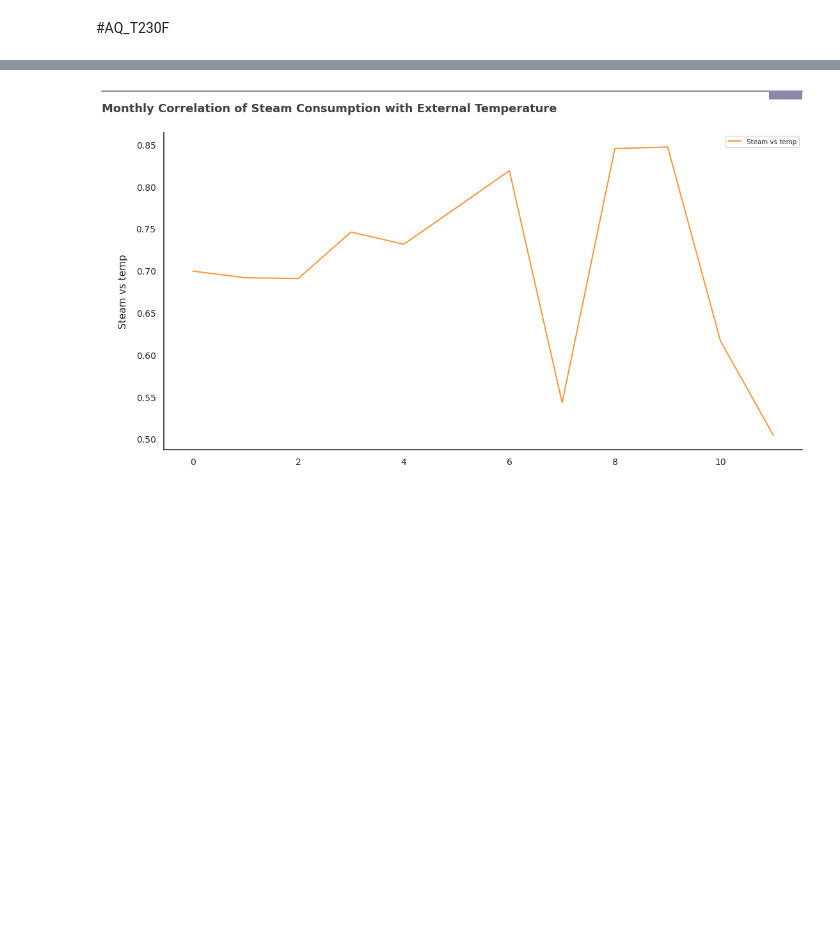
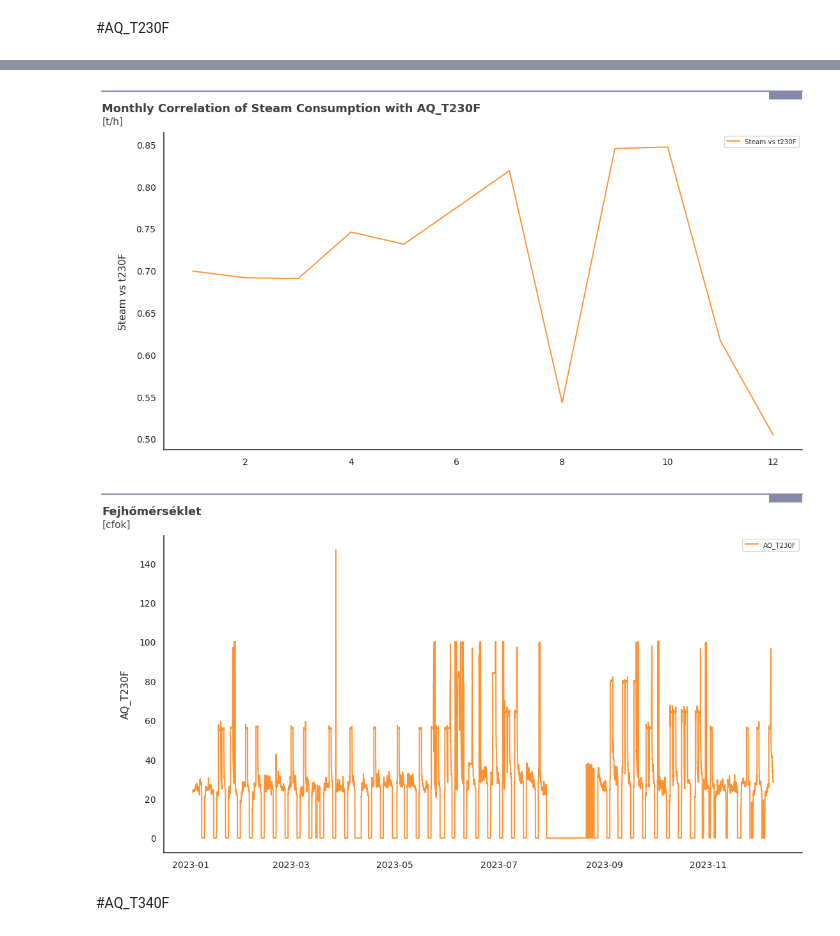
Before and after one commit to sipocz/I4_0, a Jupyter notebook: SolventRecovery_model.ipynb, the cells around one changed output, grey strips where cells are left out. Cells and saved outputs as stored; diff of their text form; code cells hidden in the pictures; blank space fills up the shorter version.

```diff
--- a/SolventRecovery_model.ipynb
+++ b/SolventRecovery_model.ipynb
@@ -222,7 +222,11 @@ def grafikon2(fx,desc1,txt1,desc2="",txt2="",ngraf=1,c1=None, c2=None,x=None,xla
 
 
     y_data = fx[desc1]
-    x_data = fx.index
+    if x==None:
+        x_data = fx.index
+    else:
+        x_data=fx[x]
+
     if type(fx)==list:
         x_data=[i for i in range(len(fx))]
         y_data=fx
@@ -280,7 +292,8 @@ grafikon2(cor_df_t020F,"corr","Steam vs temp",title="Monthly Correlation of Stea
 # %% [markdown]
 #AQ_T230F
 # %%
-cor_df_t230F=corr_monthly(dfx,"AQ_T230F","EXX_FIG101")
+cor_df_t230F=corr_monthly(dfx,"EXX_FIG101","AQ_T230F")
 # %%
-grafikon2(cor_df_t230F,"corr","Steam vs temp",title="Monthly Correlation of Steam Consumption with External Temperature", x="month",ngraf=1)
+grafikon2(cor_df_t230F,"corr","Steam vs t230F",title="Monthly Correlation of Steam Consumption with AQ_T230F", title2="[t/h]",x="month",ngraf=1)
+grafikon(dfx,"AQ_T230F","AQ_T230F",title="Fejhőmérséklet", title_2="[cfok]", n_graf=1)
 # %% [output]
@@ -287 +301,4 @@ grafikon2(cor_df_t230F,"corr","Steam vs temp",title="Monthly Correlation of Stea
-[figure, old version]
+[figure, new version]
+[figure, added]
+# %% [markdown]
+#AQ_T340F
```
Also changed, not shown: parts of 7 cells of this notebook.
